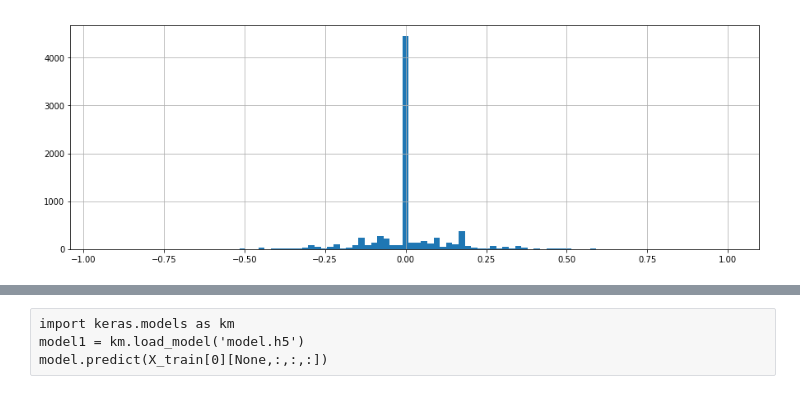
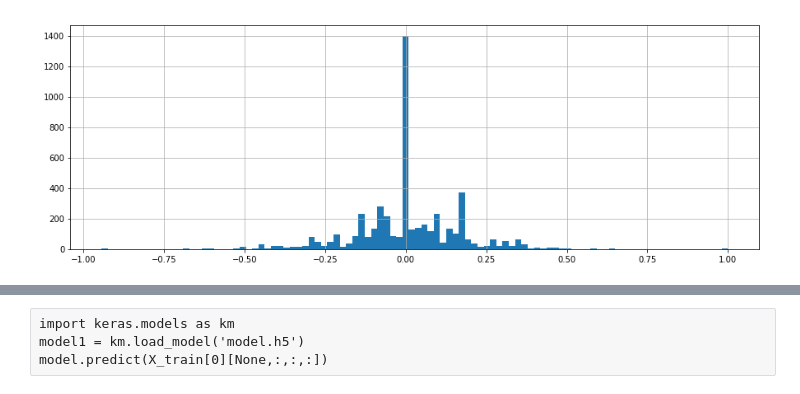
Before and after one commit to tmandzak/CarND-Behavioral-Cloning-P3, a Jupyter notebook: train.ipynb, the cells around one changed output, grey strips where cells are left out. Drawn from its saved outputs; the diff is of its cells as text; code cells hidden in the pictures.

```diff
--- a/train.ipynb
+++ b/train.ipynb
@@ -21,3 +34,15 @@ log.head()
+# %%
+def remove_zero_steerings(log, frac = 0.5):
+    log_nonzero = log[log['steering']!=0]
+    log_zero = log[log['steering']==0].sample(frac=1-frac)
+    log = log_zero.append(log_nonzero)
+    log = log.reset_index(drop=True)
+    return log
+# %%
+log = remove_zero_steerings(log, frac = 0.7)
+_ = log['steering'].hist(bins=100, figsize=(15,5))
+# %% [output]
+[figure, added]
 # %%
 def preprocess(image):
     #image = np.array(image)
@@ -26,7 +51,3 @@ def preprocess(image):
     image = image[:,:,None]
 
     return image
-# %%
-_ = log['steering'].hist(bins=100, figsize=(15,5))
-# %% [output]
-[figure, removed]
```
Also changed, not shown: parts of 27 cells of this notebook, 2 other files.
